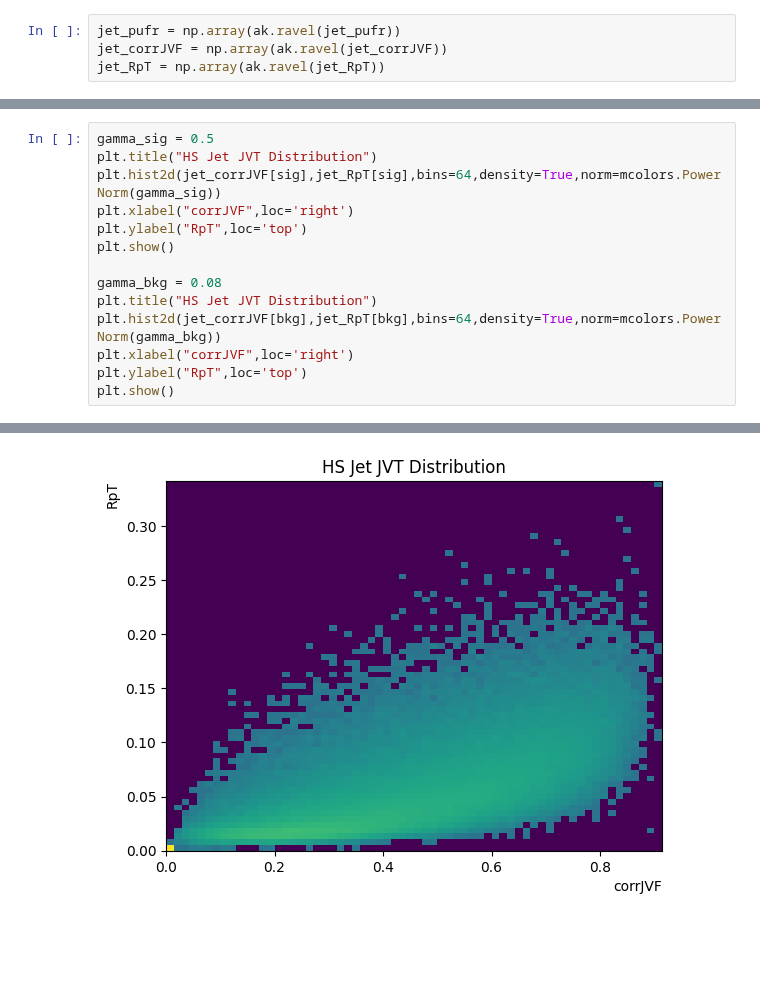
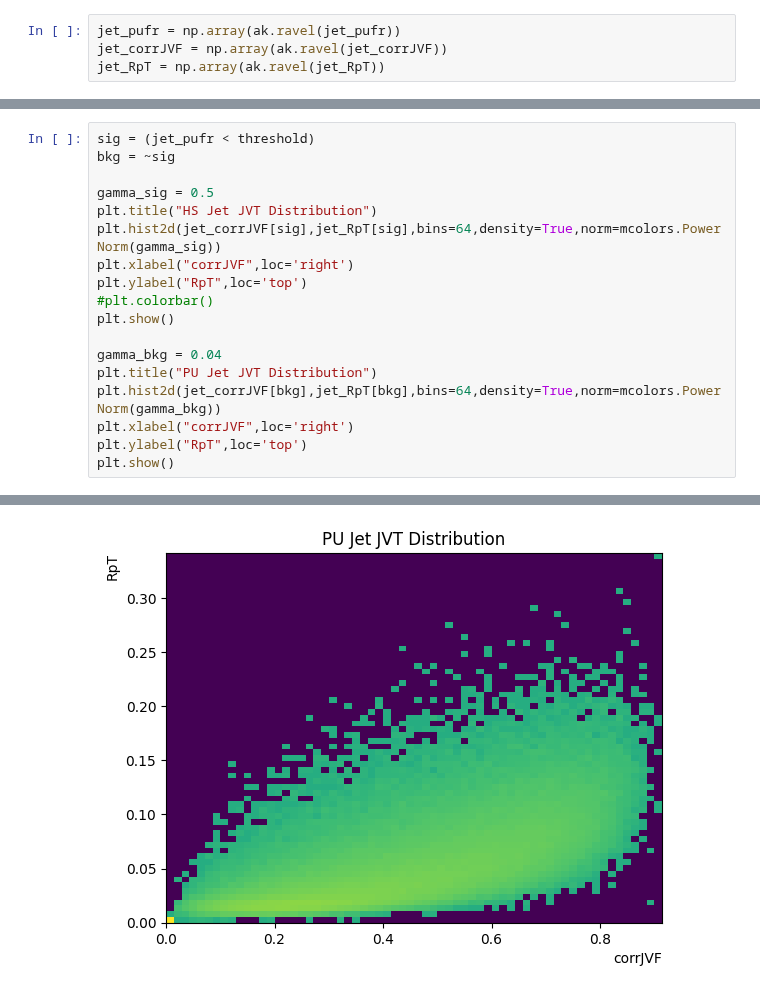
Before and after one commit to LukeV37/Pileup_Project, a Jupyter notebook: python/JVT_Benchmark.ipynb, the cells around one changed output, grey strips where cells are left out. Saved outputs shown, nothing was run; the diff lists cells and outputs as text; blank space fills up the shorter version.

```diff
--- a/python/JVT_Benchmark.ipynb
+++ b/python/JVT_Benchmark.ipynb
@@ -43,20 +52,24 @@ plt.show()
 # %%
+sig = (jet_pufr < threshold)
+bkg = ~sig
+
 gamma_sig = 0.5
 plt.title("HS Jet JVT Distribution")
 plt.hist2d(jet_corrJVF[sig],jet_RpT[sig],bins=64,density=True,norm=mcolors.PowerNorm(gamma_sig))
 plt.xlabel("corrJVF",loc='right')
 plt.ylabel("RpT",loc='top')
+#plt.colorbar()
 plt.show()
 
-gamma_bkg = 0.08
-plt.title("HS Jet JVT Distribution")
+gamma_bkg = 0.04
+plt.title("PU Jet JVT Distribution")
 plt.hist2d(jet_corrJVF[bkg],jet_RpT[bkg],bins=64,density=True,norm=mcolors.PowerNorm(gamma_bkg))
 plt.xlabel("corrJVF",loc='right')
 plt.ylabel("RpT",loc='top')
 plt.show()
 # %% [output]
 [figure]
-[figure, old version]
+[figure, new version]
 # %%
 X = np.vstack((jet_corrJVF,jet_RpT)).T
 y = (jet_pufr < threshold).astype(float)
```
Also changed, not shown: parts of 6 cells of this notebook.
